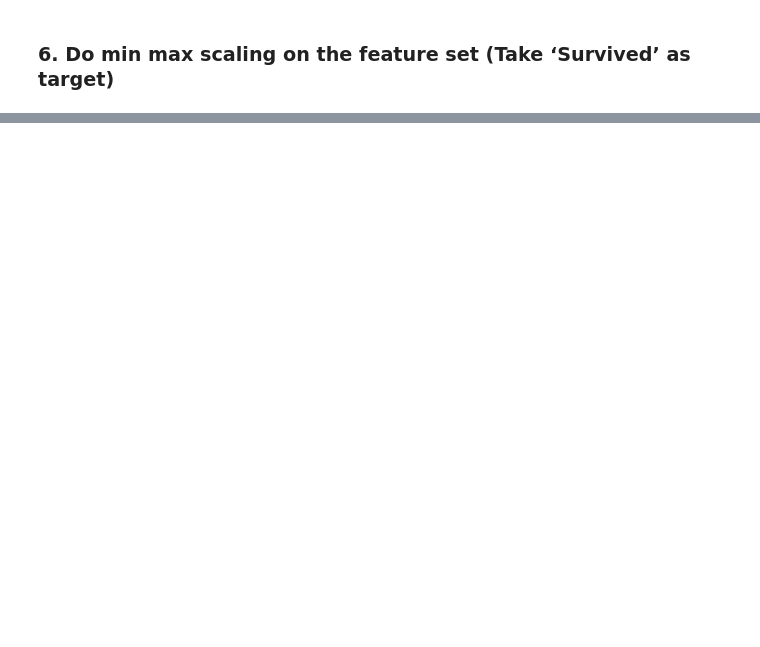
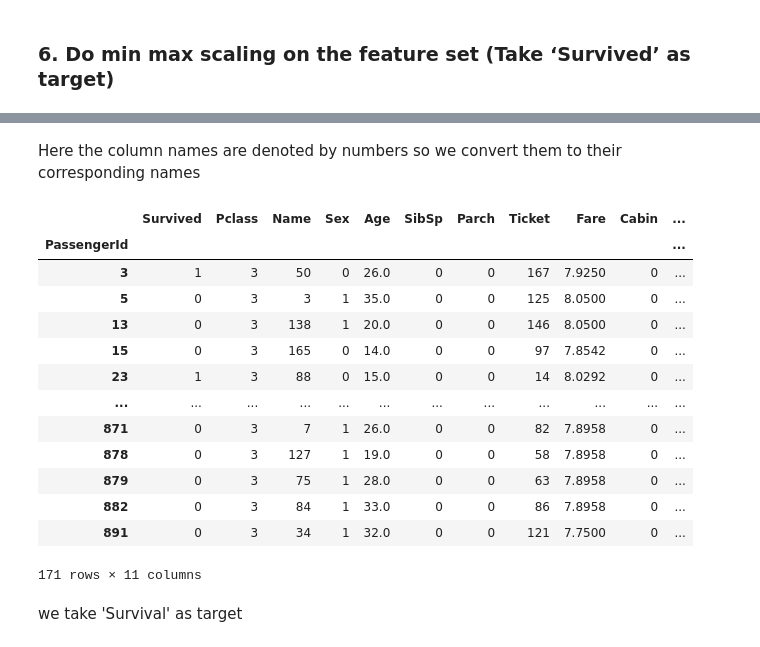
Before and after one commit to arjunksreedhar/assignment, a Jupyter notebook: Case Study 5 on Preprocessing.ipynb, the cells around one changed output, grey strips where cells are left out. Saved outputs shown, nothing was run; the diff lists cells and outputs as text; code cells hidden in the pictures; blank space fills up the shorter version.

```diff
--- a/Case Study 5 on Preprocessing.ipynb
+++ b/Case Study 5 on Preprocessing.ipynb
@@ -363,0 +280,31 @@ x.describe()
+# %% [markdown]
+Here the column names are denoted by numbers so we convert them to their corresponding names
+# %%
+from sklearn import preprocessing
+from sklearn.preprocessing import LabelEncoder
+
+lb=LabelEncoder()
+dataa['Name']=lb.fit_transform(dataa["Name"])
+dataa['Sex']=lb.fit_transform(dataa["Sex"])
+dataa['Ticket']=lb.fit_transform(dataa["Ticket"])
+dataa['Cabin']=lb.fit_transform(dataa["Cabin"])
+dataa['Embarked']=lb.fit_transform(dataa["Embarked"])
+# %%
+dataa
+# %% [output]
+|  | Survived | Pclass | Name | Sex | Age | SibSp | Parch | Ticket | Fare | Cabin | ... |
+| PassengerId |  |  |  |  |  |  |  |  |  |  | ... |
+| 3 | 1 | 3 | 50 | 0 | 26.0 | 0 | 0 | 167 | 7.9250 | 0 | ... |
+| 5 | 0 | 3 | 3 | 1 | 35.0 | 0 | 0 | 125 | 8.0500 | 0 | ... |
+| 13 | 0 | 3 | 138 | 1 | 20.0 | 0 | 0 | 146 | 8.0500 | 0 | ... |
+| 15 | 0 | 3 | 165 | 0 | 14.0 | 0 | 0 | 97 | 7.8542 | 0 | ... |
+| 23 | 1 | 3 | 88 | 0 | 15.0 | 0 | 0 | 14 | 8.0292 | 0 | ... |
+| ... | ... | ... | ... | ... | ... | ... | ... | ... | ... | ... | ... |
+| 871 | 0 | 3 | 7 | 1 | 26.0 | 0 | 0 | 82 | 7.8958 | 0 | ... |
+| 878 | 0 | 3 | 127 | 1 | 19.0 | 0 | 0 | 58 | 7.8958 | 0 | ... |
+| 879 | 0 | 3 | 75 | 1 | 28.0 | 0 | 0 | 63 | 7.8958 | 0 | ... |
+| 882 | 0 | 3 | 84 | 1 | 33.0 | 0 | 0 | 86 | 7.8958 | 0 | ... |
+| 891 | 0 | 3 | 34 | 1 | 32.0 | 0 | 0 | 121 | 7.7500 | 0 | ... |
+171 rows × 11 columns
+# %% [markdown]
+we take 'Survival' as target
```
Also changed, not shown: parts of 44 cells of this notebook.
